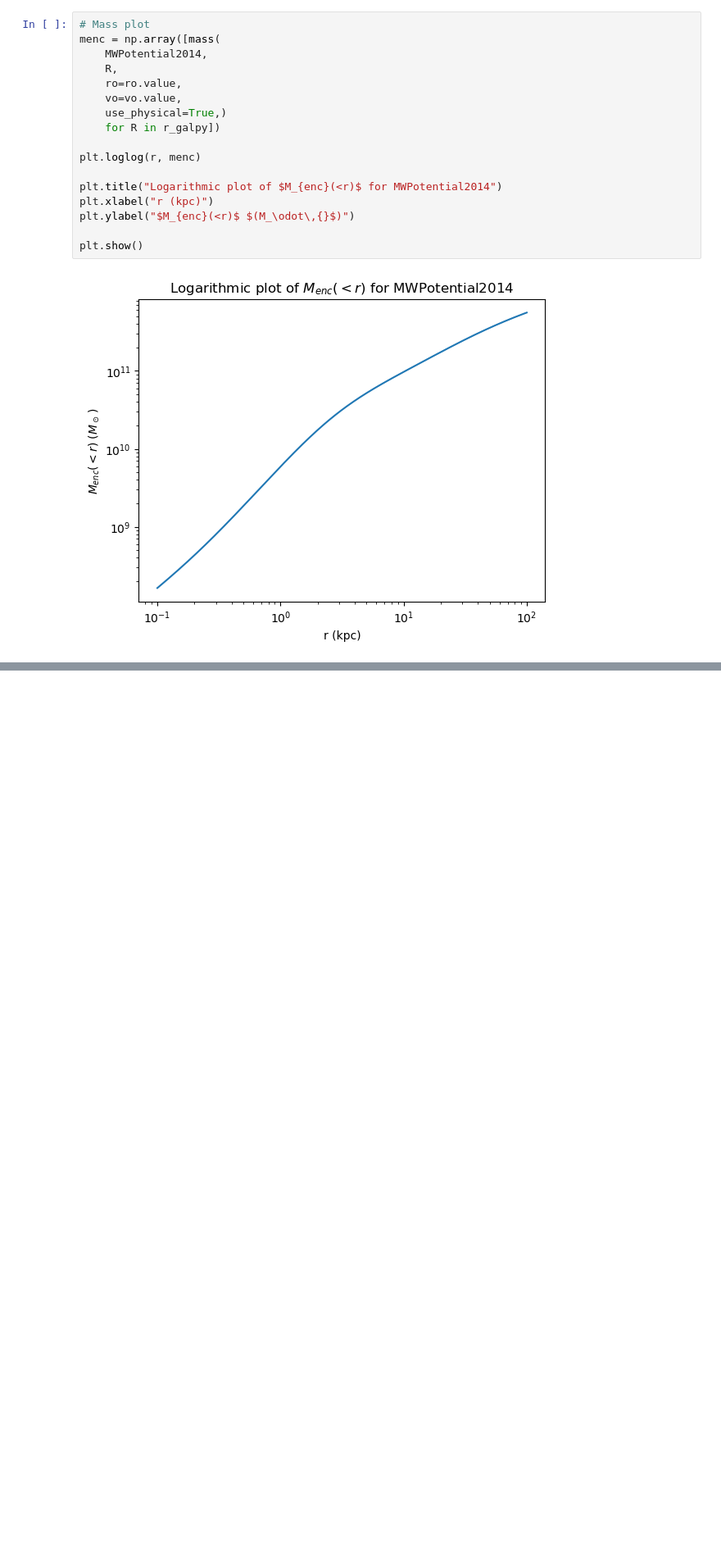
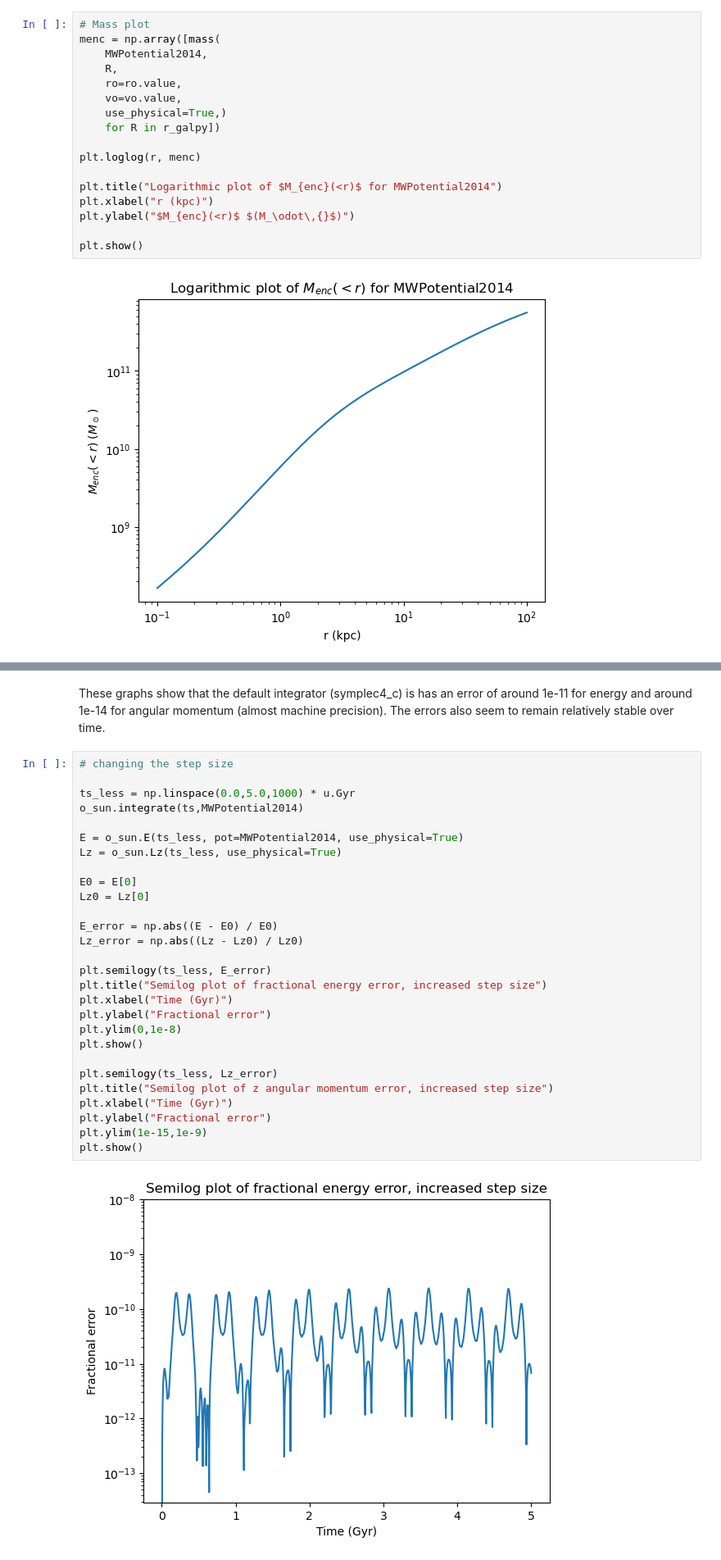
Before and after one commit to mylana-vn/onboarding-exercises, a Jupyter notebook: onboarding_exercises.ipynb, the cells around one changed output, grey strips where cells are left out. Shown at 82% size. Drawn from its saved outputs; the diff is of its cells as text; blank space fills up the shorter version.

```diff
--- a/onboarding_exercises.ipynb
+++ b/onboarding_exercises.ipynb
@@ -135,0 +190,32 @@ plt.show()
+# %% [markdown]
+These graphs show that the default integrator (symplec4_c) is has an error of around 1e-11 for energy and around 1e-14 for angular momentum (almost machine precision). The errors also seem to remain relatively stable over time.
+# %%
+# changing the step size
+
+ts_less = np.linspace(0.0,5.0,1000) * u.Gyr
+o_sun.integrate(ts,MWPotential2014)
+
+E = o_sun.E(ts_less, pot=MWPotential2014, use_physical=True)
+Lz = o_sun.Lz(ts_less, use_physical=True)
+
+E0 = E[0]
+Lz0 = Lz[0]
+
+E_error = np.abs((E - E0) / E0)
+Lz_error = np.abs((Lz - Lz0) / Lz0)
+
+plt.semilogy(ts_less, E_error)
+plt.title("Semilog plot of fractional energy error, increased step size")
+plt.xlabel("Time (Gyr)")
+plt.ylabel("Fractional error")
+plt.ylim(0,1e-8)
+plt.show()
+
+plt.semilogy(ts_less, Lz_error)
+plt.title("Semilog plot of z angular momentum error, increased step size")
+plt.xlabel("Time (Gyr)")
+plt.ylabel("Fractional error")
+plt.ylim(1e-15,1e-9)
+plt.show()
+# %% [output]
+[figure, added]
```
Also changed, not shown: parts of 15 cells of this notebook.
